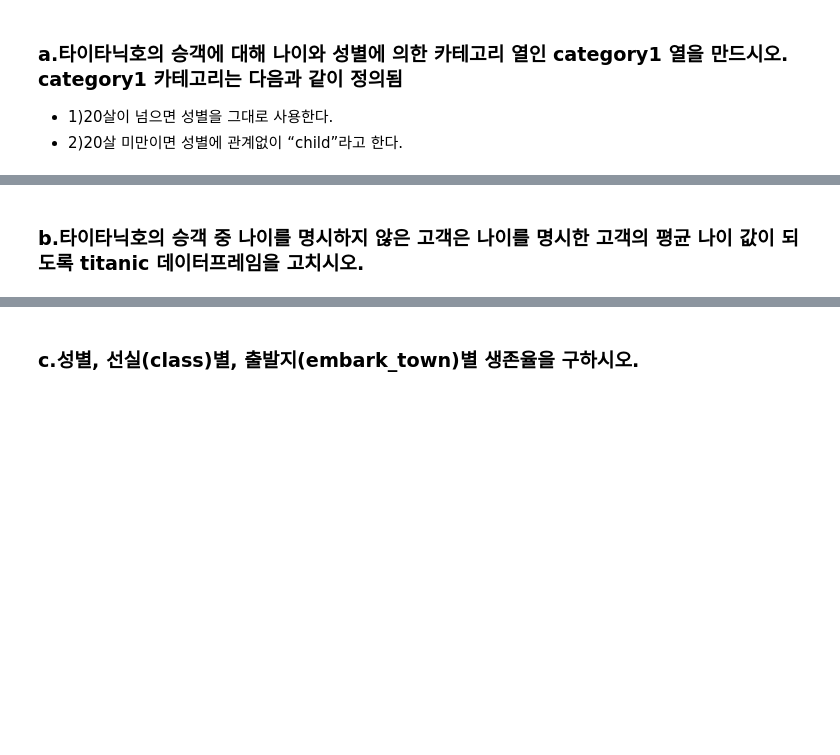
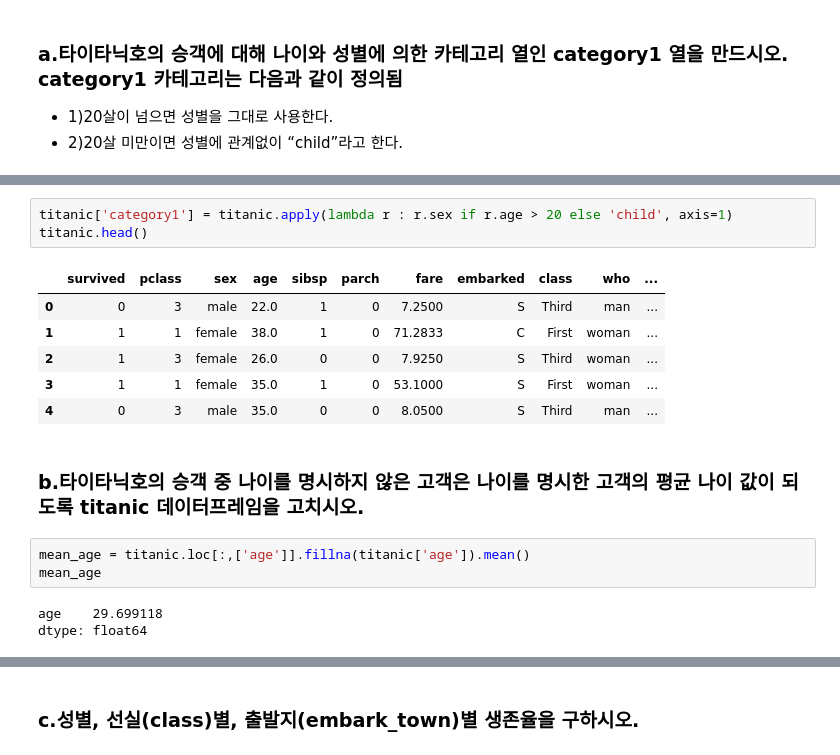
Before and after one commit to sunny-ieum/Data-Analysis-2021-1, a Jupyter notebook: 과제/pandas_연습.ipynb, the cells around one changed output, grey strips where cells are left out. Cells and saved outputs as stored; diff of their text form; blank space fills up the shorter version.

```diff
--- a/과제/pandas_연습.ipynb
+++ b/과제/pandas_연습.ipynb
@@ -9,2 +32,18 @@
+# %%
+titanic['category1'] = titanic.apply(lambda r : r.sex if r.age > 20 else 'child', axis=1)
+titanic.head()
+# %% [output]
+|  | survived | pclass | sex | age | sibsp | parch | fare | embarked | class | who | ... |
+| 0 | 0 | 3 | male | 22.0 | 1 | 0 | 7.2500 | S | Third | man | ... |
+| 1 | 1 | 1 | female | 38.0 | 1 | 0 | 71.2833 | C | First | woman | ... |
+| 2 | 1 | 3 | female | 26.0 | 0 | 0 | 7.9250 | S | Third | woman | ... |
+| 3 | 1 | 1 | female | 35.0 | 1 | 0 | 53.1000 | S | First | woman | ... |
+| 4 | 0 | 3 | male | 35.0 | 0 | 0 | 8.0500 | S | Third | man | ... |
 # %% [markdown]
 ### b.타이타닉호의 승객 중 나이를 명시하지 않은 고객은 나이를 명시한 고객의 평균 나이 값이 되도록 titanic 데이터프레임을 고치시오.
+# %%
+mean_age = titanic.loc[:,['age']].fillna(titanic['age']).mean()
+mean_age
+# %% [output]
+age    29.699118
+dtype: float64
```
Also changed, not shown: parts of 11 cells of this notebook, 8 other files.
